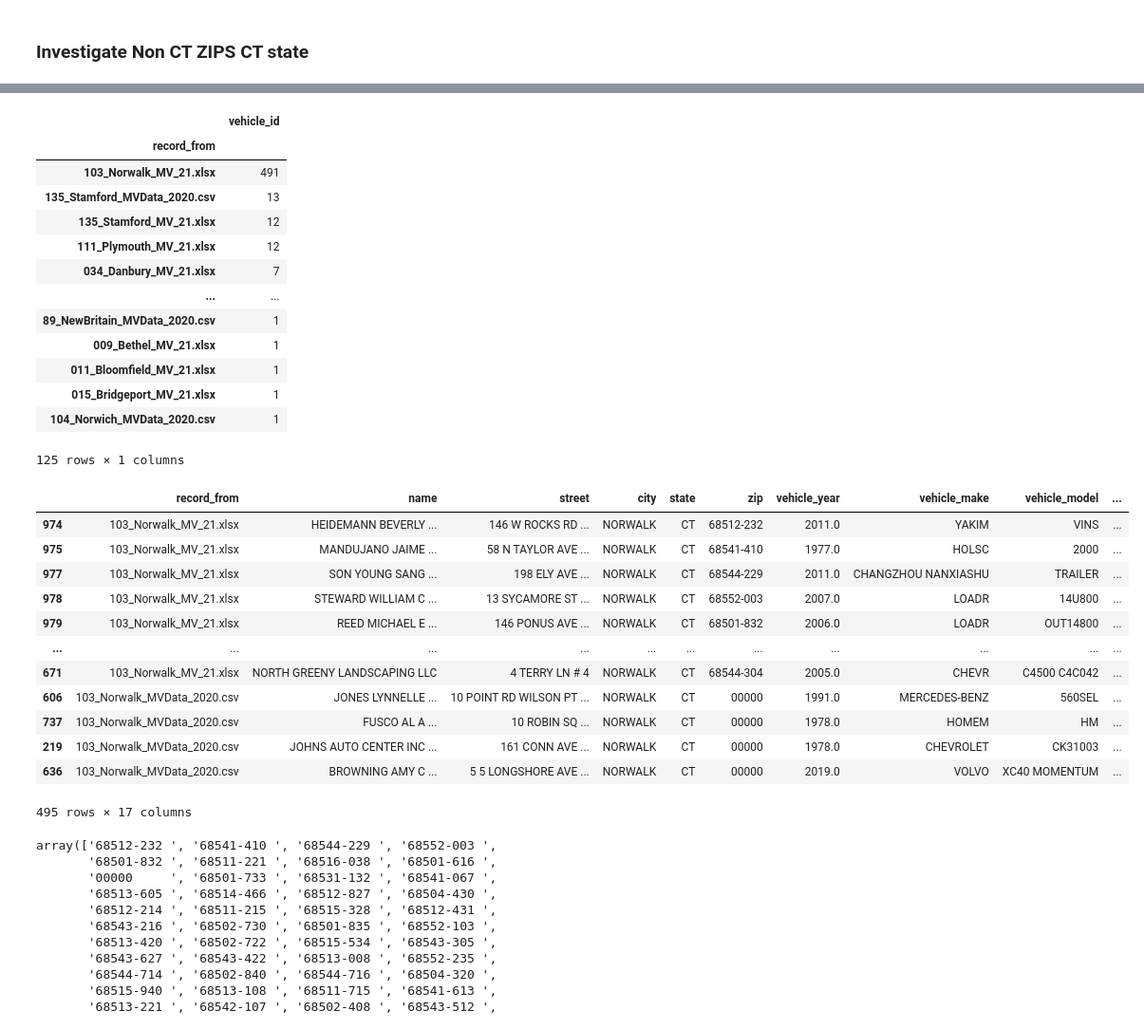
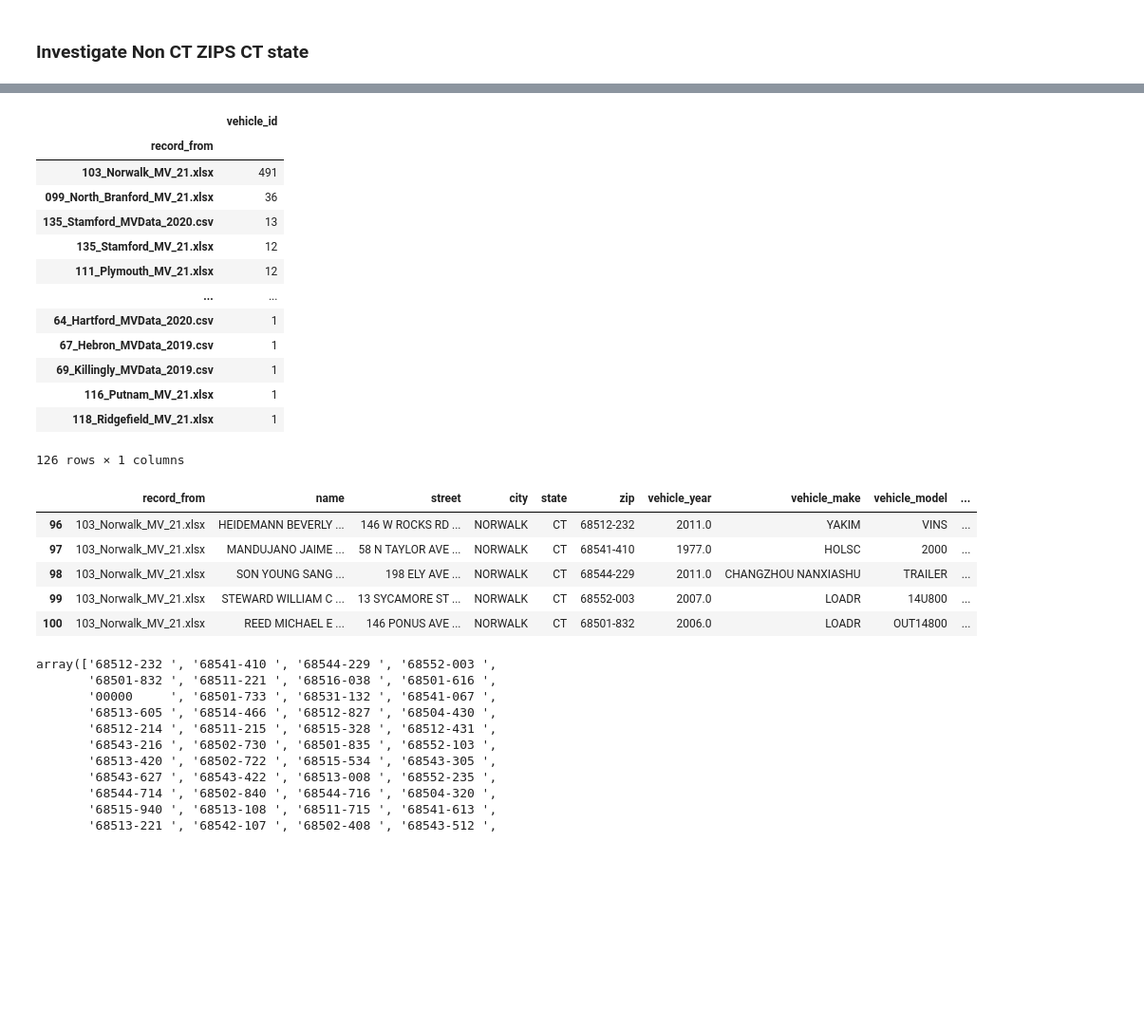
Before and after one commit to rajanoureddine/ctdot-tobin-yse, a Jupyter notebook: 1_municipal_data/check_reconstruct_municipal.ipynb, the cells around one changed output, grey strips where cells are left out. Shown at 95% size. Saved outputs shown, nothing was run; the diff lists cells and outputs as text; code cells hidden in the pictures; blank space fills up the shorter version.

```diff
--- a/1_municipal_data/check_reconstruct_municipal.ipynb
+++ b/1_municipal_data/check_reconstruct_municipal.ipynb
@@ -690,0 +646,4 @@ old[old["state"]!="NY"].reset_index().head(40)
+# %%
+ct_zip_nonct_state = pd.read_csv(path.parent.parent / "data" / "analysis_outputs" / "ct_zip_nonct_state.csv", index_col = 0)
+nonct_zip_ct_state = pd.read_csv(path.parent.parent / "data" / "analysis_outputs" / "nonct_zip_ct_state.csv", index_col = 0)
+old = pd.read_csv(path.parent.parent / "data" / "analysis_outputs" / "non_matching_zips_states.csv")
@@ -776,33 +748,26 @@ nonct_zip_ct_state.groupby("record_from").count()[["vehicle_id"]].sort_values("v
 |  | vehicle_id |
 | record_from |  |
 | 103_Norwalk_MV_21.xlsx | 491 |
+| 099_North_Branford_MV_21.xlsx | 36 |
 | 135_Stamford_MVData_2020.csv | 13 |
 | 135_Stamford_MV_21.xlsx | 12 |
 | 111_Plymouth_MV_21.xlsx | 12 |
-| 034_Danbury_MV_21.xlsx | 7 |
 | ... | ... |
-| 89_NewBritain_MVData_2020.csv | 1 |
-| 009_Bethel_MV_21.xlsx | 1 |
-| 011_Bloomfield_MV_21.xlsx | 1 |
-| 015_Bridgeport_MV_21.xlsx | 1 |
-| 104_Norwich_MVData_2020.csv | 1 |
+| 64_Hartford_MVData_2020.csv | 1 |
+| 67_Hebron_MVData_2019.csv | 1 |
+| 69_Killingly_MVData_2019.csv | 1 |
+| 116_Putnam_MV_21.xlsx | 1 |
+| 118_Ridgefield_MV_21.xlsx | 1 |
-125 rows × 1 columns
+126 rows × 1 columns
 # %%
-nonct_zip_ct_state[nonct_zip_ct_state["record_from"].str.contains("Norwalk")]
+nonct_zip_ct_state[nonct_zip_ct_state["record_from"].str.contains("Norwalk")].head(5)
 # %% [output]
 |  | record_from | name | street | city | state | zip | vehicle_year | vehicle_make | vehicle_model | ... |
-| 974 | 103_Norwalk_MV_21.xlsx | HEIDEMANN BEVERLY ... | 146 W ROCKS RD ... | NORWALK | CT | 68512-232 | 2011.0 | YAKIM | VINS | ... |
-| 975 | 103_Norwalk_MV_21.xlsx | MANDUJANO JAIME ... | 58 N TAYLOR AVE ... | NORWALK | CT | 68541-410 | 1977.0 | HOLSC | 2000 | ... |
-| 977 | 103_Norwalk_MV_21.xlsx | SON YOUNG SANG ... | 198 ELY AVE ... | NORWALK | CT | 68544-229 | 2011.0 | CHANGZHOU NANXIASHU | TRAILER | ... |
-| 978 | 103_Norwalk_MV_21.xlsx | STEWARD WILLIAM C ... | 13 SYCAMORE ST ... | NORWALK | CT | 68552-003 | 2007.0 | LOADR | 14U800 | ... |
-| 979 | 103_Norwalk_MV_21.xlsx | REED MICHAEL E ... | 146 PONUS AVE ... | NORWALK | CT | 68501-832 | 2006.0 | LOADR | OUT14800 | ... |
-| ... | ... | ... | ... | ... | ... | ... | ... | ... | ... | ... |
-| 671 | 103_Norwalk_MV_21.xlsx | NORTH GREENY LANDSCAPING LLC | 4 TERRY LN # 4 | NORWALK | CT | 68544-304 | 2005.0 | CHEVR | C4500 C4C042 | ... |
-| 606 | 103_Norwalk_MVData_2020.csv | JONES LYNNELLE ... | 10 POINT RD WILSON PT ... | NORWALK | CT | 00000 | 1991.0 | MERCEDES-BENZ | 560SEL | ... |
-| 737 | 103_Norwalk_MVData_2020.csv | FUSCO AL A ... | 10 ROBIN SQ ... | NORWALK | CT | 00000 | 1978.0 | HOMEM | HM | ... |
-| 219 | 103_Norwalk_MVData_2020.csv | JOHNS AUTO CENTER INC ... | 161 CONN AVE ... | NORWALK | CT | 00000 | 1978.0 | CHEVROLET | CK31003 | ... |
-| 636 | 103_Norwalk_MVData_2020.csv | BROWNING AMY C ... | 5 5 LONGSHORE AVE ... | NORWALK | CT | 00000 | 2019.0 | VOLVO | XC40 MOMENTUM | ... |
+| 96 | 103_Norwalk_MV_21.xlsx | HEIDEMANN BEVERLY ... | 146 W ROCKS RD ... | NORWALK | CT | 68512-232 | 2011.0 | YAKIM | VINS | ... |
+| 97 | 103_Norwalk_MV_21.xlsx | MANDUJANO JAIME ... | 58 N TAYLOR AVE ... | NORWALK | CT | 68541-410 | 1977.0 | HOLSC | 2000 | ... |
+| 98 | 103_Norwalk_MV_21.xlsx | SON YOUNG SANG ... | 198 ELY AVE ... | NORWALK | CT | 68544-229 | 2011.0 | CHANGZHOU NANXIASHU | TRAILER | ... |
+| 99 | 103_Norwalk_MV_21.xlsx | STEWARD WILLIAM C ... | 13 SYCAMORE ST ... | NORWALK | CT | 68552-003 | 2007.0 | LOADR | 14U800 | ... |
+| 100 | 103_Norwalk_MV_21.xlsx | REED MICHAEL E ... | 146 PONUS AVE ... | NORWALK | CT | 68501-832 | 2006.0 | LOADR | OUT14800 | ... |
-495 rows × 17 columns
 # %%
 nonct_zip_ct_state[nonct_zip_ct_state["record_from"].str.contains("Norwalk")]["zip"].unique()
 # %% [output]
```
Also changed, not shown: parts of 27 cells of this notebook.
